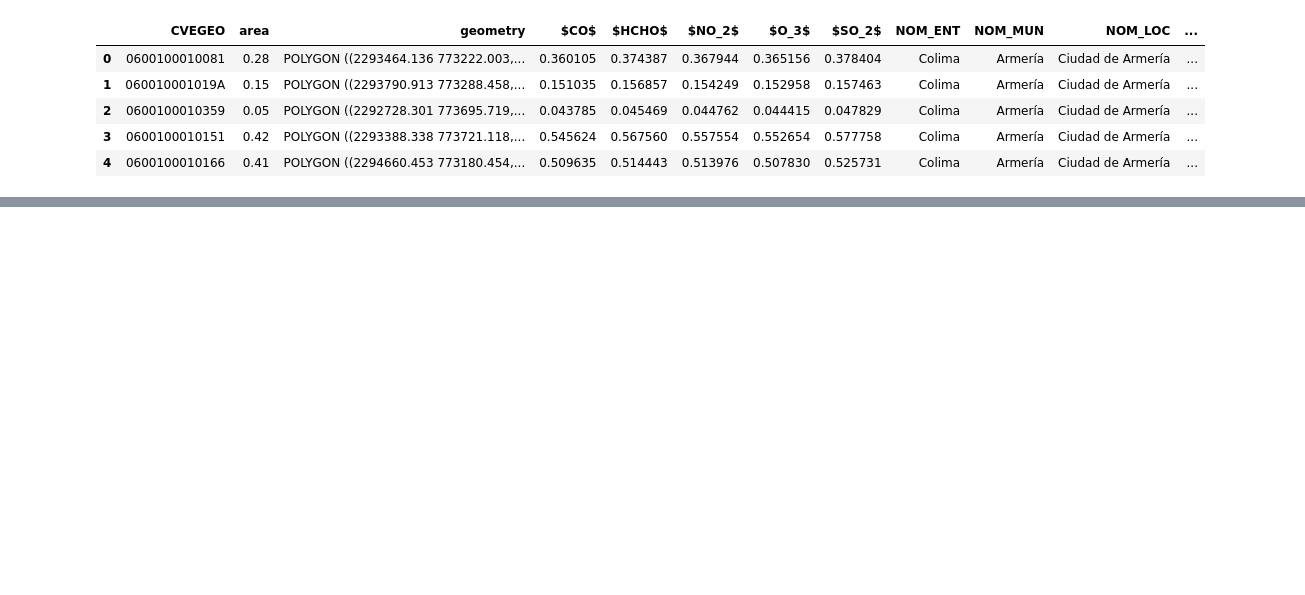
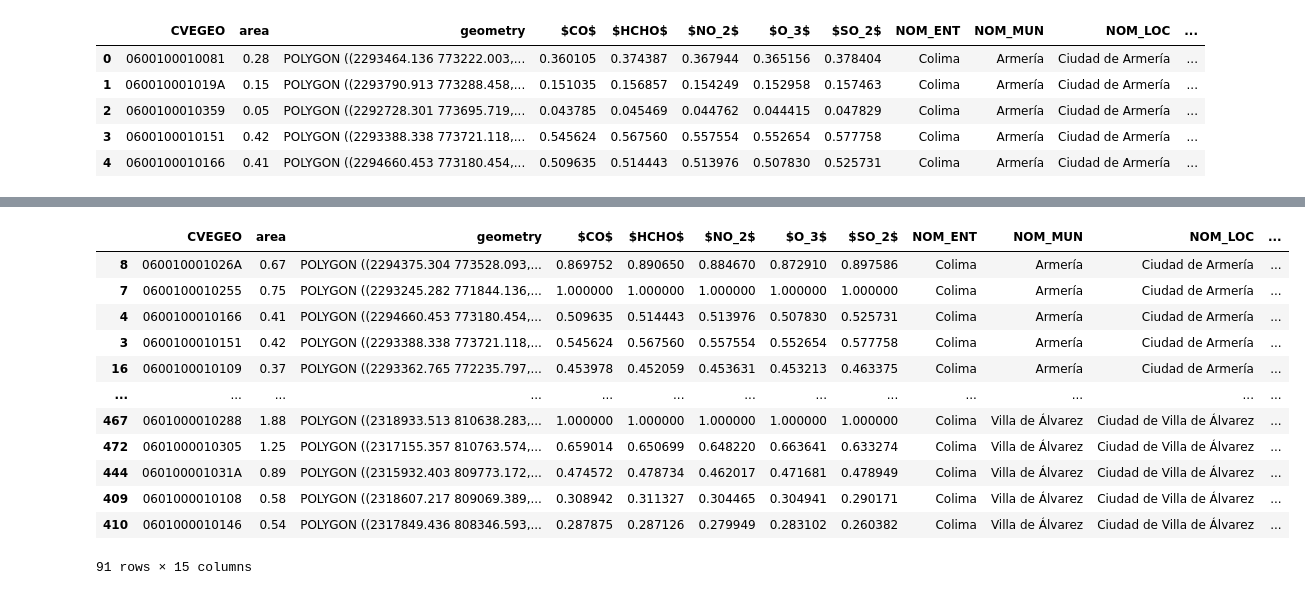
Before and after one commit to pcorner10/pronaces_analisis, a Jupyter notebook: reclasificacion2023.ipynb, the cells around one changed output, grey strips where cells are left out. Cells and saved outputs as stored; diff of their text form; code cells hidden in the pictures; blank space fills up the shorter version.

```diff
--- a/reclasificacion2023.ipynb
+++ b/reclasificacion2023.ipynb
@@ -270,8 +270,11 @@ df_final.head()
 | 4 | 0600100010166 | 0.41 | POLYGON ((2294660.453 773180.454,... | 0.509635 | 0.514443 | 0.513976 | 0.507830 | 0.525731 | Colima | Armería | Ciudad de Armería | ... |
 # %%
 # plot each NOM_MUN
-for mun in df_final.NOM_MUN.unique():
-  df_mun = df_final[df_final["NOM_MUN"] == mun]
-  df_mun.plot(column="metrica", legend=True, figsize=(10,10))
-  plt.title(mun)
-  plt.show()
+top_pendientes = pd.DataFrame()
+for mun in df_final.NOM_LOC.unique():
+  df_mun = df_final[df_final["NOM_LOC"] == mun]
+  #df_mun.plot(column="metrica", legend=True, figsize=(10,10))
+
+  top_pendientes = pd.concat([top_pendientes, df_mun.sort_values(by="metrica", ascending=False).head(5)])
+  #plt.title(mun)
+  #plt.show()
@@ -288,0 +306,16 @@ for mun in df_final.NOM_MUN.unique():
+# %%
+top_pendientes
+# %% [output]
+|  | CVEGEO | area | geometry | $CO$ | $HCHO$ | $NO_2$ | $O_3$ | $SO_2$ | NOM_ENT | NOM_MUN | NOM_LOC | ... |
+| 8 | 060010001026A | 0.67 | POLYGON ((2294375.304 773528.093,... | 0.869752 | 0.890650 | 0.884670 | 0.872910 | 0.897586 | Colima | Armería | Ciudad de Armería | ... |
+| 7 | 0600100010255 | 0.75 | POLYGON ((2293245.282 771844.136,... | 1.000000 | 1.000000 | 1.000000 | 1.000000 | 1.000000 | Colima | Armería | Ciudad de Armería | ... |
+| 4 | 0600100010166 | 0.41 | POLYGON ((2294660.453 773180.454,... | 0.509635 | 0.514443 | 0.513976 | 0.507830 | 0.525731 | Colima | Armería | Ciudad de Armería | ... |
+| 3 | 0600100010151 | 0.42 | POLYGON ((2293388.338 773721.118,... | 0.545624 | 0.567560 | 0.557554 | 0.552654 | 0.577758 | Colima | Armería | Ciudad de Armería | ... |
+| 16 | 0600100010109 | 0.37 | POLYGON ((2293362.765 772235.797,... | 0.453978 | 0.452059 | 0.453631 | 0.453213 | 0.463375 | Colima | Armería | Ciudad de Armería | ... |
+| ... | ... | ... | ... | ... | ... | ... | ... | ... | ... | ... | ... | ... |
+| 467 | 0601000010288 | 1.88 | POLYGON ((2318933.513 810638.283,... | 1.000000 | 1.000000 | 1.000000 | 1.000000 | 1.000000 | Colima | Villa de Álvarez | Ciudad de Villa de Álvarez | ... |
+| 472 | 0601000010305 | 1.25 | POLYGON ((2317155.357 810763.574,... | 0.659014 | 0.650699 | 0.648220 | 0.663641 | 0.633274 | Colima | Villa de Álvarez | Ciudad de Villa de Álvarez | ... |
+| 444 | 060100001031A | 0.89 | POLYGON ((2315932.403 809773.172,... | 0.474572 | 0.478734 | 0.462017 | 0.471681 | 0.478949 | Colima | Villa de Álvarez | Ciudad de Villa de Álvarez | ... |
+| 409 | 0601000010108 | 0.58 | POLYGON ((2318607.217 809069.389,... | 0.308942 | 0.311327 | 0.304465 | 0.304941 | 0.290171 | Colima | Villa de Álvarez | Ciudad de Villa de Álvarez | ... |
+| 410 | 0601000010146 | 0.54 | POLYGON ((2317849.436 808346.593,... | 0.287875 | 0.287126 | 0.279949 | 0.283102 | 0.260382 | Colima | Villa de Álvarez | Ciudad de Villa de Álvarez | ... |
+91 rows × 15 columns
```
Also changed, not shown: parts of 4 cells of this notebook.
